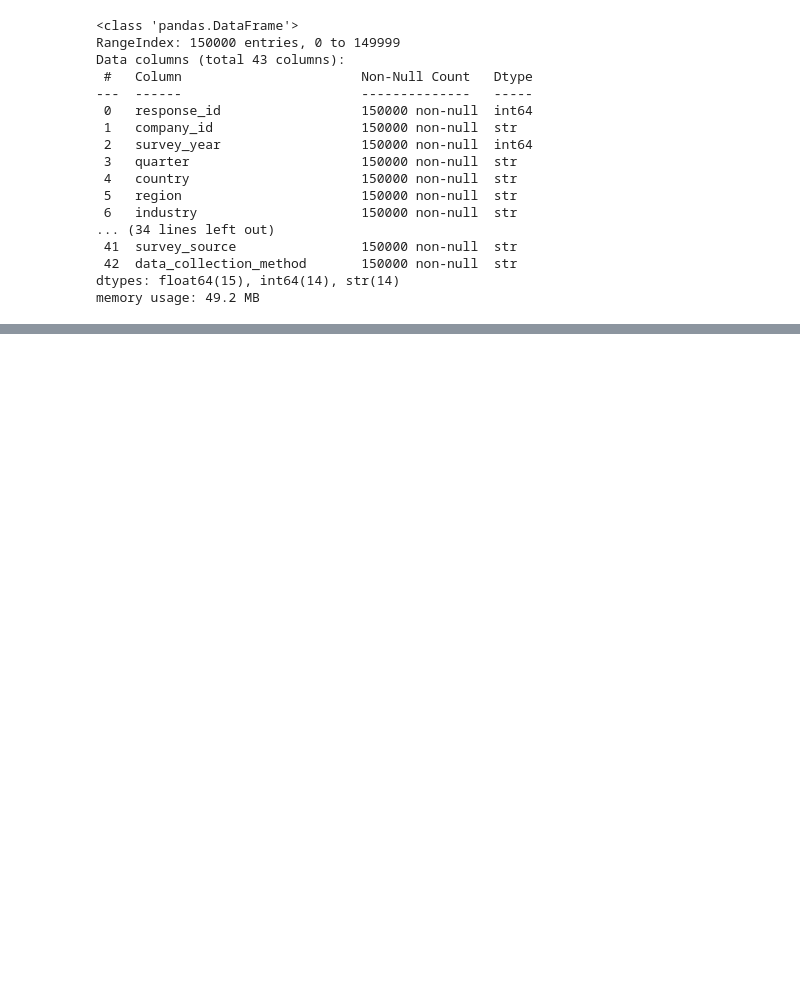
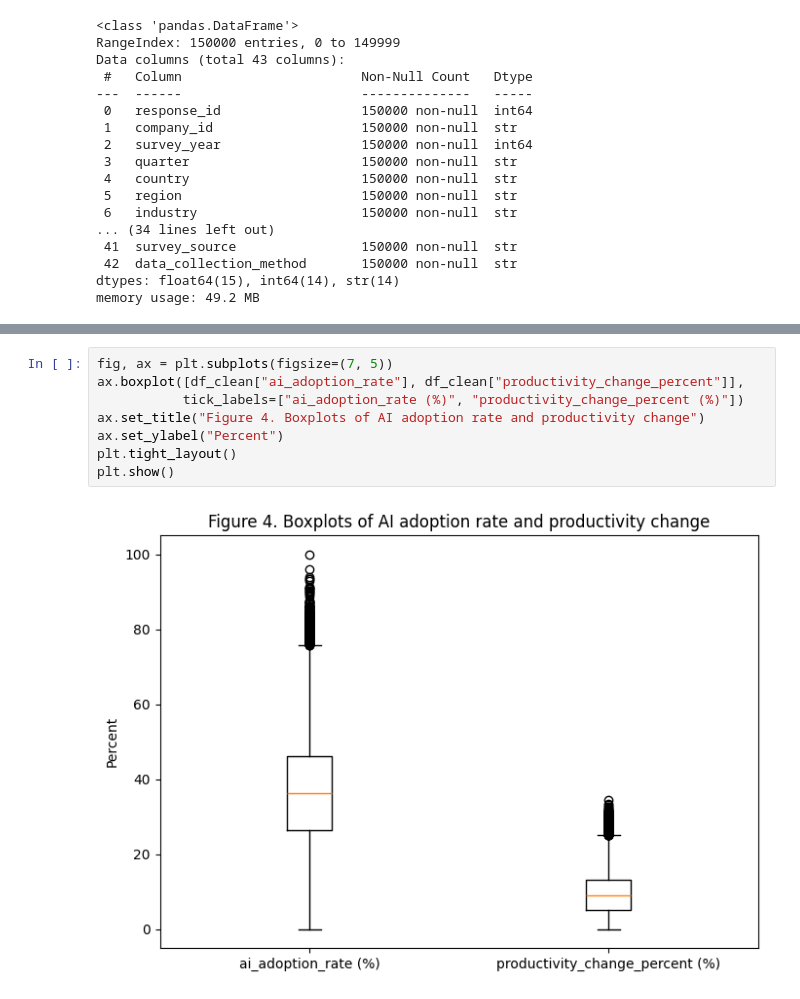
Before and after one commit to avathanshu/ENGE707_Sens-AI-tional_Project, a Jupyter notebook: AI_analysis_avathanshu.ipynb, the cells around one changed output, grey strips where cells are left out. Cells and saved outputs as stored; diff of their text form; blank space fills up the shorter version.

```diff
--- a/AI_analysis_avathanshu.ipynb
+++ b/AI_analysis_avathanshu.ipynb
@@ -548,0 +353,10 @@ Columns with any missing data: 0 of 43
+# %%
+fig, ax = plt.subplots(figsize=(7, 5))
+ax.boxplot([df_clean["ai_adoption_rate"], df_clean["productivity_change_percent"]],
+           tick_labels=["ai_adoption_rate (%)", "productivity_change_percent (%)"])
+ax.set_title("Figure 4. Boxplots of AI adoption rate and productivity change")
+ax.set_ylabel("Percent")
+plt.tight_layout()
+plt.show()
+# %% [output]
+[figure, added]
```
Also changed, not shown: parts of 60 cells of this notebook, 1 other file.
